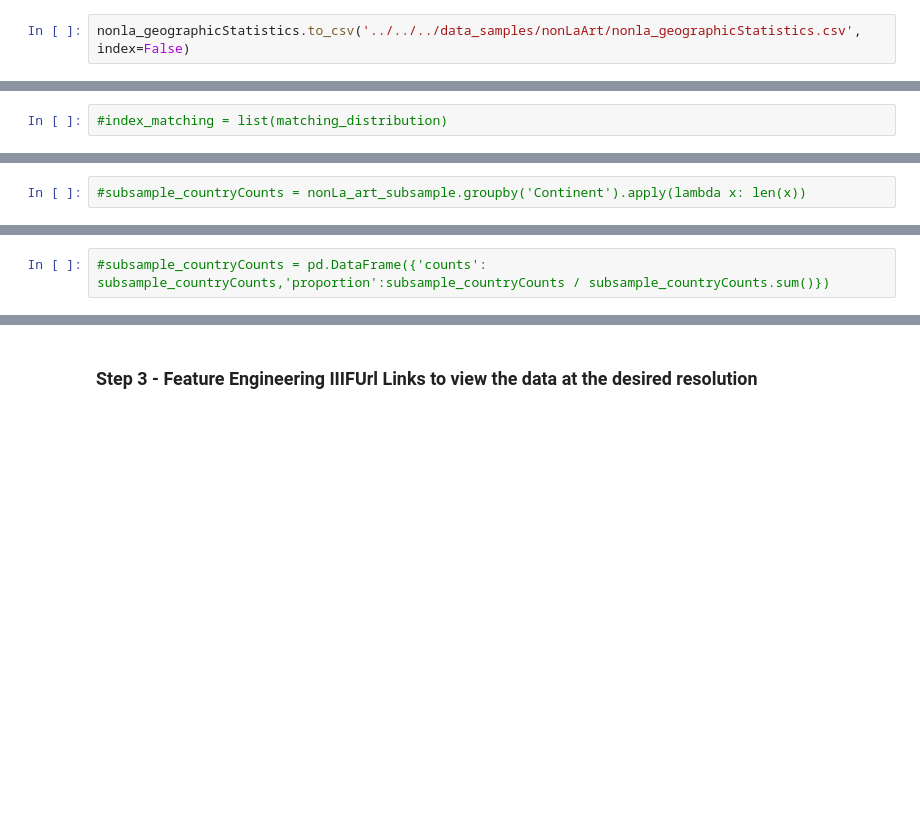
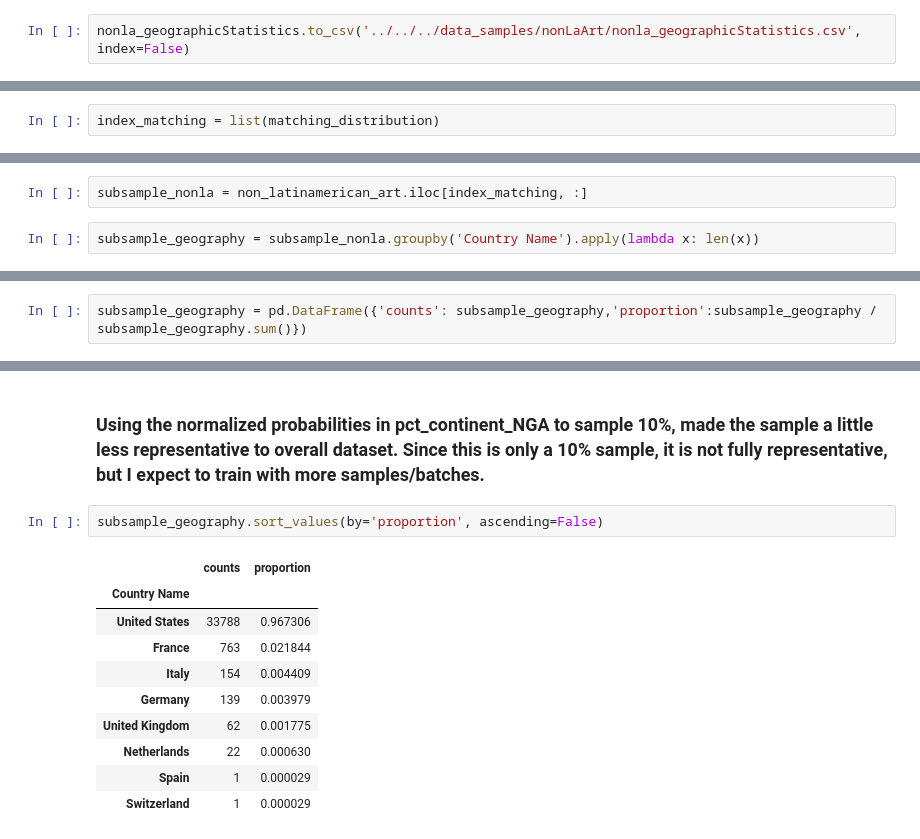
Before and after one commit to Bryan-Az/Art_and_Ai, a Jupyter notebook: notebooks/data_prep/feature_engineering/extract_nonLaArt.ipynb, the cells around one changed output, grey strips where cells are left out. Drawn from its saved outputs; the diff is of its cells as text; blank space fills up the shorter version.

```diff
--- a/notebooks/data_prep/feature_engineering/extract_nonLaArt.ipynb
+++ b/notebooks/data_prep/feature_engineering/extract_nonLaArt.ipynb
@@ -479,2 +486,2 @@ nonla_geographicStatistics.to_csv('../../../data_samples/nonLaArt/nonla_geograph
 # %%
-#index_matching = list(matching_distribution)
+index_matching = list(matching_distribution)
@@ -483,2 +488,4 @@ nonla_geographicStatistics.to_csv('../../../data_samples/nonLaArt/nonla_geograph
+# %%
+subsample_nonla = non_latinamerican_art.iloc[index_matching, :]
 # %%
-#subsample_countryCounts = nonLa_art_subsample.groupby('Continent').apply(lambda x: len(x))
+subsample_geography = subsample_nonla.groupby('Country Name').apply(lambda x: len(x))
@@ -495,2 +505,2 @@ dtype: int64
 # %%
-#subsample_countryCounts = pd.DataFrame({'counts': subsample_countryCounts,'proportion':subsample_countryCounts / subsample_countryCounts.sum()})
+subsample_geography = pd.DataFrame({'counts': subsample_geography,'proportion':subsample_geography / subsample_geography.sum()})
@@ -521,2 +507,15 @@ dtype: int64
-# %% [markdown]
-### Step 3 - Feature Engineering IIIFUrl Links to view the data at the desired resolution
+# %% [markdown]
+### Using the normalized probabilities in pct_continent_NGA to sample 10%, made the sample a little less representative to overall dataset. Since this is only a 10% sample, it is not fully representative, but I expect to train with more samples/batches.
+# %%
+subsample_geography.sort_values(by='proportion', ascending=False)
+# %% [output]
+|  | counts | proportion |
+| Country Name |  |  |
+| United States | 33788 | 0.967306 |
+| France | 763 | 0.021844 |
+| Italy | 154 | 0.004409 |
+| Germany | 139 | 0.003979 |
+| United Kingdom | 62 | 0.001775 |
+| Netherlands | 22 | 0.000630 |
+| Spain | 1 | 0.000029 |
+| Switzerland | 1 | 0.000029 |
```
Also changed, not shown: parts of 17 cells of this notebook, 1 other file.
